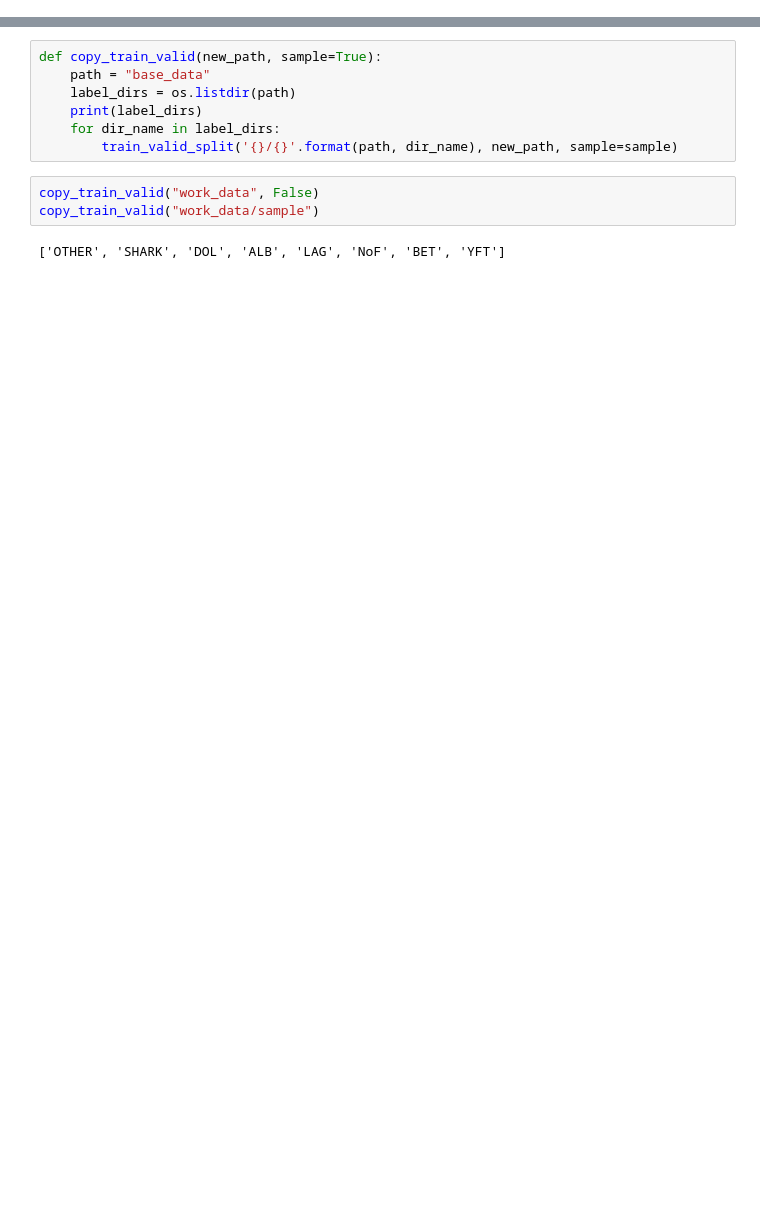
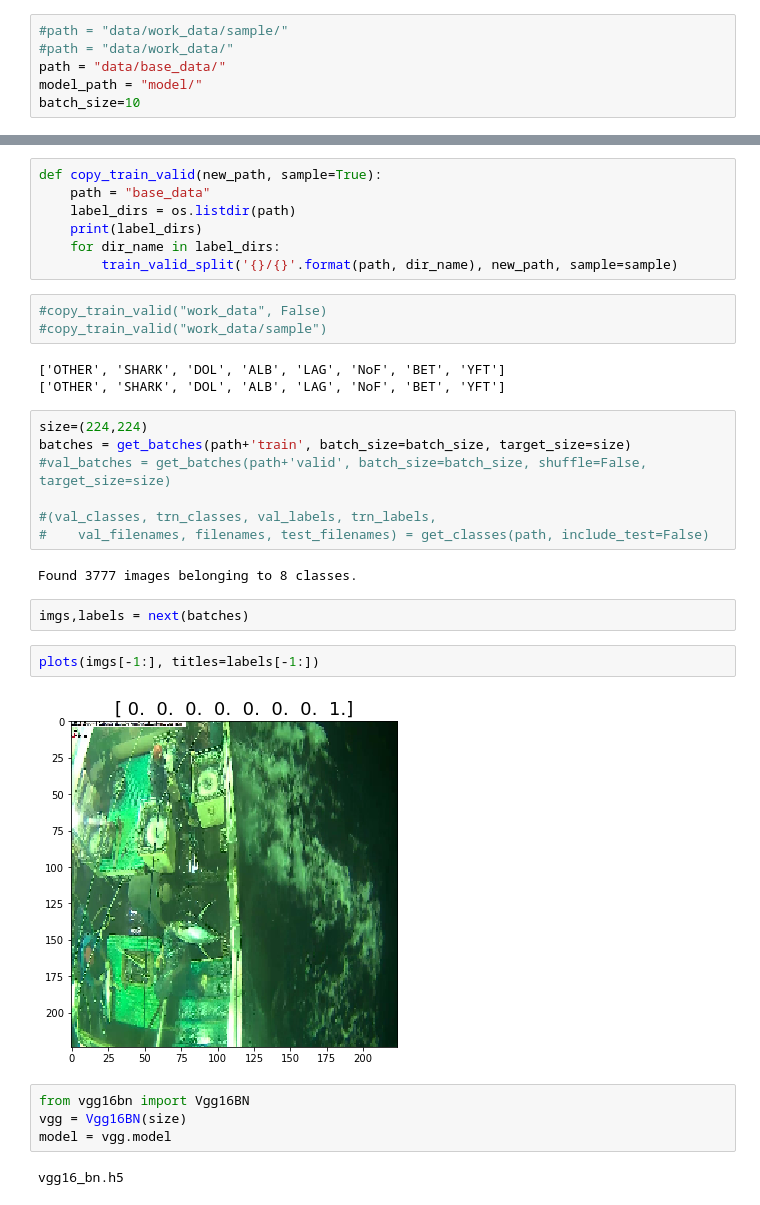
Before and after one commit to NegatioN/KaggleFisheries, a Jupyter notebook: fisheries.ipynb, the cells around one changed output, grey strips where cells are left out. Saved outputs shown, nothing was run; the diff lists cells and outputs as text; blank space fills up the shorter version.

```diff
--- a/fisheries.ipynb
+++ b/fisheries.ipynb
@@ -4,0 +6,6 @@ import numpy as np
+# %%
+#path = "data/work_data/sample/"
+#path = "data/work_data/"
+path = "data/base_data/"
+model_path = "model/"
+batch_size=10
@@ -33,7 +53,29 @@ def copy_train_valid(new_path, sample=True):
     for dir_name in label_dirs:
         train_valid_split('{}/{}'.format(path, dir_name), new_path, sample=sample)
 # %%
-copy_train_valid("work_data", False)
-copy_train_valid("work_data/sample")
+#copy_train_valid("work_data", False)
+#copy_train_valid("work_data/sample")
 # %% [output]
 ['OTHER', 'SHARK', 'DOL', 'ALB', 'LAG', 'NoF', 'BET', 'YFT']
+['OTHER', 'SHARK', 'DOL', 'ALB', 'LAG', 'NoF', 'BET', 'YFT']
+# %%
+size=(224,224)
+batches = get_batches(path+'train', batch_size=batch_size, target_size=size)
+#val_batches = get_batches(path+'valid', batch_size=batch_size, shuffle=False, target_size=size)
+
+#(val_classes, trn_classes, val_labels, trn_labels,
+#    val_filenames, filenames, test_filenames) = get_classes(path, include_test=False)
+# %% [output]
+Found 3777 images belonging to 8 classes.
+# %%
+imgs,labels = next(batches)
+# %%
+plots(imgs[-1:], titles=labels[-1:])
+# %% [output]
+[figure, added]
+# %%
+from vgg16bn import Vgg16BN
+vgg = Vgg16BN(size)
+model = vgg.model
+# %% [output]
+vgg16_bn.h5
```
Also changed, not shown: parts of 15 cells of this notebook, 3 other files.
